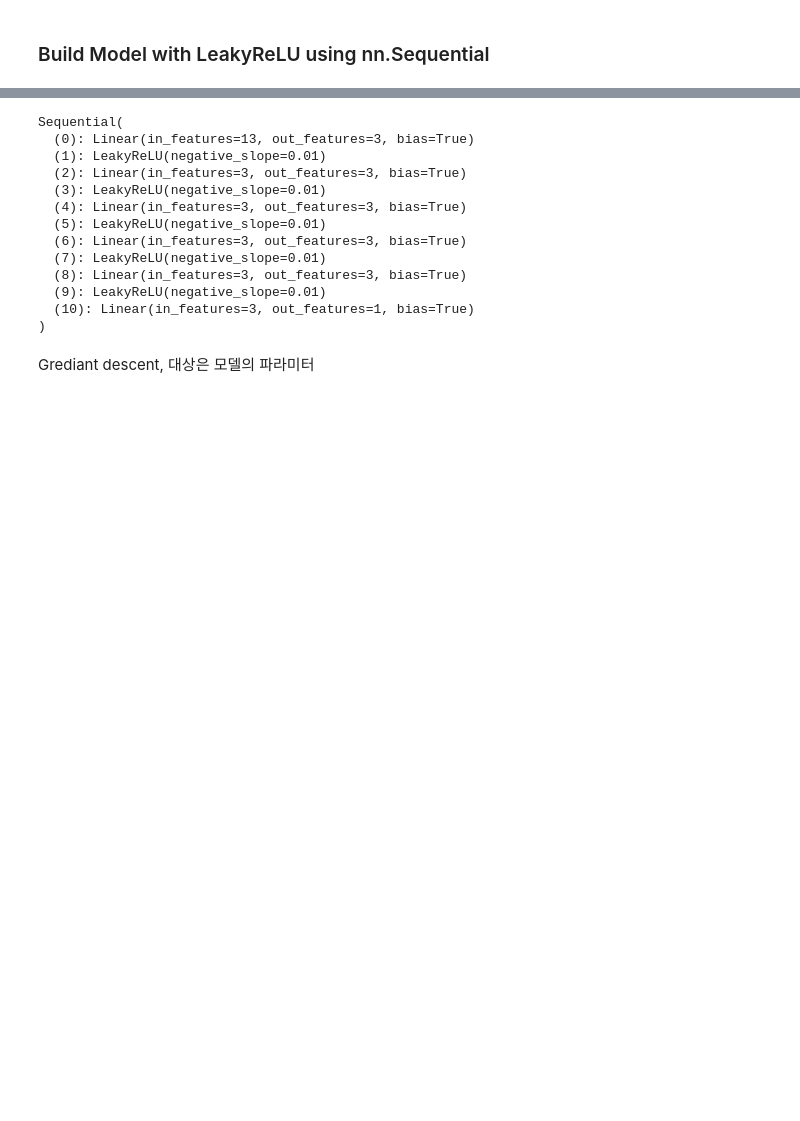
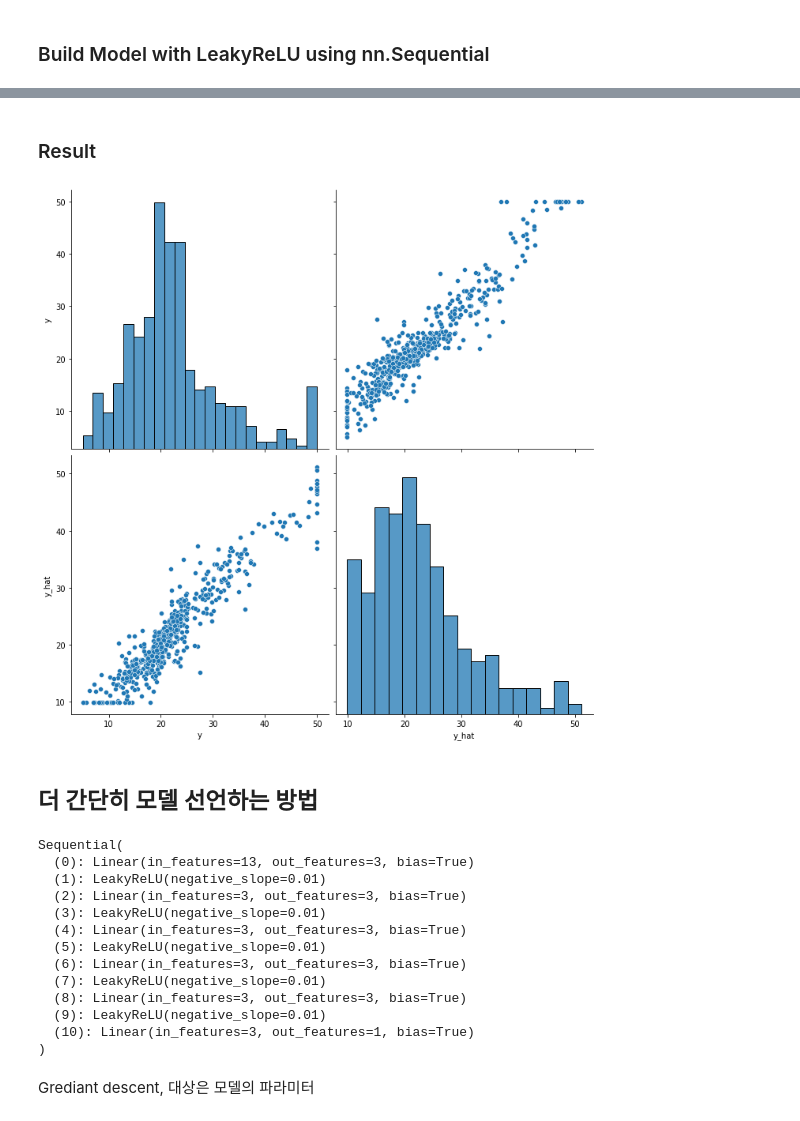
Before and after one commit to Lukaid/Fastcampus_Pytorch, a Jupyter notebook: 10-dnn_1/10-06-dnn_regression.ipynb, the cells around one changed output, grey strips where cells are left out. Drawn from its saved outputs; the diff is of its cells as text; code cells hidden in the pictures; blank space fills up the shorter version.

```diff
--- a/10-dnn_1/10-06-dnn_regression.ipynb
+++ b/10-dnn_1/10-06-dnn_regression.ipynb
@@ -115,0 +107,4 @@ MyModel(
+# %%
+model_1 = MyModel(x.size(-1), y.size(-1))
+
+model_1
@@ -116,2 +118,5 @@ MyModel(
 # %% [markdown]
 ### Build Model with LeakyReLU using nn.Sequential
+# %%
+optimizer_1 = optim.SGD(model_1.parameters(),
+                      lr=learning_rate)
@@ -118 +156,13 @@ MyModel(
+# %% [markdown]
+### Result
+# %%
+df_1 = pd.DataFrame(torch.cat([y, y_hat], dim=1).detach().numpy(),
+                  columns=["y", "y_hat"])
+
+sns.pairplot(df_1, height=5)
+plt.show()
+# %% [output]
+[figure, added]
+# %% [markdown]
+## 더 간단히 모델 선언하는 방법
 # %%
```
Also changed, not shown: parts of 8 cells of this notebook, 2 other files.
